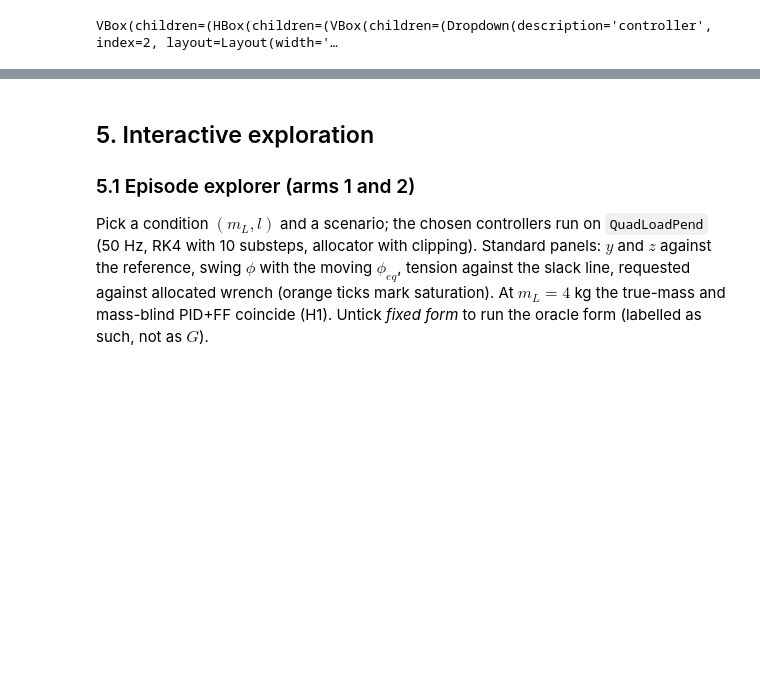
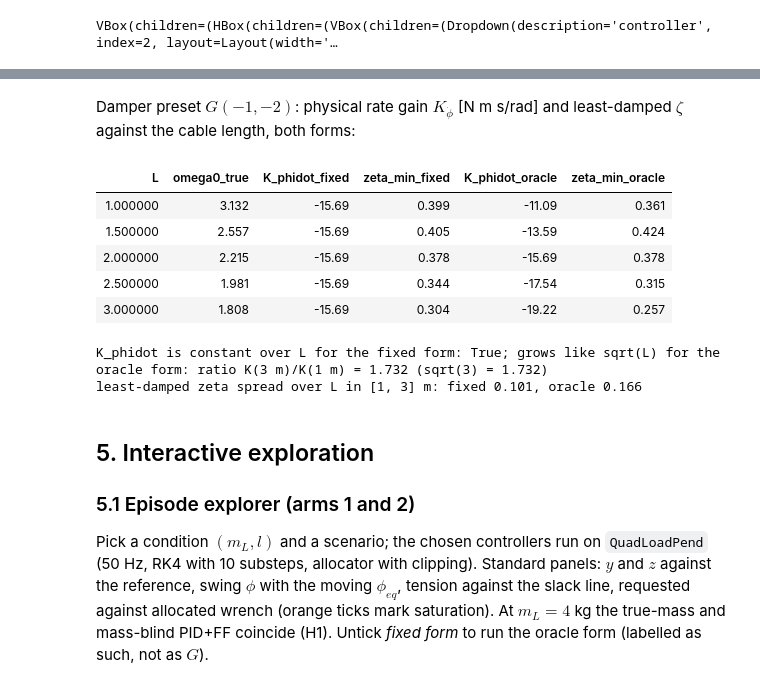
Before and after one commit to Mrjarkos/MRAC_Tutorial, a Jupyter notebook: 06_Baselines_PIDFF_and_Linear_Damper.ipynb, the cells around one changed output, grey strips where cells are left out. Cells and saved outputs as stored; diff of their text form; code cells hidden in the pictures; blank space fills up the shorter version.

```diff
--- a/06_Baselines_PIDFF_and_Linear_Damper.ipynb
+++ b/06_Baselines_PIDFF_and_Linear_Damper.ipynb
@@ -468,3 +632,31 @@ VBox(children=(HBox(children=(VBox(children=(Dropdown(description='controller',
+# %%
+rows = []
+for Lv in S30_LENGTHS:
+    row = dict(L=Lv, omega0_true=omega_0(Lv, G))
+    for fixed, tag in ((True, "fixed"), (False, "oracle")):
+        row["K_phidot_" + tag] = physical_damper_gains(-1.0, -2.0, Lv, fixed)[1]
+        row["zeta_min_" + tag] = zeta_summary(poles(-1.0, -2.0, L=Lv, fixed=fixed))[0]
+    rows.append(row)
+FORMS = pd.DataFrame(rows)
+display(Markdown("Damper preset $G(-1,-2)$: physical rate gain $K_{\\dot\\phi}$ [N m s/rad] and least-damped $\\zeta$ against the cable length, both forms:"))
+display(FORMS.style.format({"omega0_true": "{:.3f}", "K_phidot_fixed": "{:.2f}", "K_phidot_oracle": "{:.2f}",
+                            "zeta_min_fixed": "{:.3f}", "zeta_min_oracle": "{:.3f}"}).hide(axis="index"))
+print("K_phidot is constant over L for the fixed form: %s; grows like sqrt(L) for the oracle form: ratio K(3 m)/K(1 m) = %.3f (sqrt(3) = %.3f)" % (
+    bool(np.allclose(FORMS.K_phidot_fixed, FORMS.K_phidot_fixed[0])), FORMS.K_phidot_oracle.iloc[-1] / FORMS.K_phidot_oracle.iloc[0], math.sqrt(3.0)))
+print("least-damped zeta spread over L in [1, 3] m: fixed %.3f, oracle %.3f" % (FORMS.zeta_min_fixed.max() - FORMS.zeta_min_fixed.min(),
+                                                                                FORMS.zeta_min_oracle.max() - FORMS.zeta_min_oracle.min()))
+assert np.allclose(FORMS.K_phidot_fixed, FORMS.K_phidot_fixed[0])
+assert abs(FORMS.K_phidot_oracle.iloc[-1] / FORMS.K_phidot_oracle.iloc[0] - math.sqrt(3.0)) < 1e-12
+# %% [output]
+Damper preset $G(-1,-2)$: physical rate gain $K_{\dot\phi}$ [N m s/rad] and least-damped $\zeta$ against the cable length, both forms:
+| L | omega0_true | K_phidot_fixed | zeta_min_fixed | K_phidot_oracle | zeta_min_oracle |
+| 1.000000 | 3.132 | -15.69 | 0.399 | -11.09 | 0.361 |
+| 1.500000 | 2.557 | -15.69 | 0.405 | -13.59 | 0.424 |
+| 2.000000 | 2.215 | -15.69 | 0.378 | -15.69 | 0.378 |
+| 2.500000 | 1.981 | -15.69 | 0.344 | -17.54 | 0.315 |
+| 3.000000 | 1.808 | -15.69 | 0.304 | -19.22 | 0.257 |
+K_phidot is constant over L for the fixed form: True; grows like sqrt(L) for the oracle form: ratio K(3 m)/K(1 m) = 1.732 (sqrt(3) = 1.732)
+least-damped zeta spread over L in [1, 3] m: fixed 0.101, oracle 0.166
 # %% [markdown]
 ## 5. Interactive exploration
 
```
Also changed, not shown: parts of 7 cells of this notebook, 6 other files.
